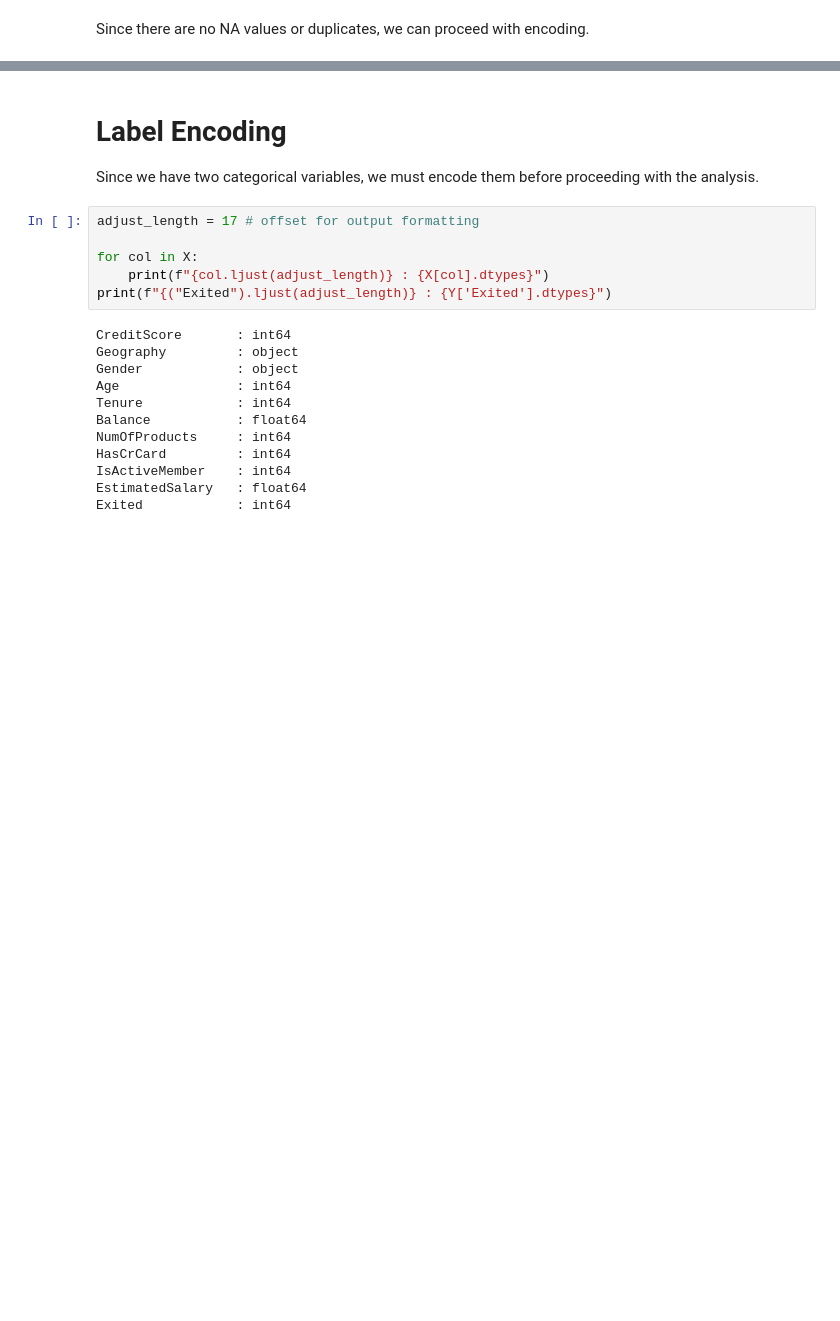
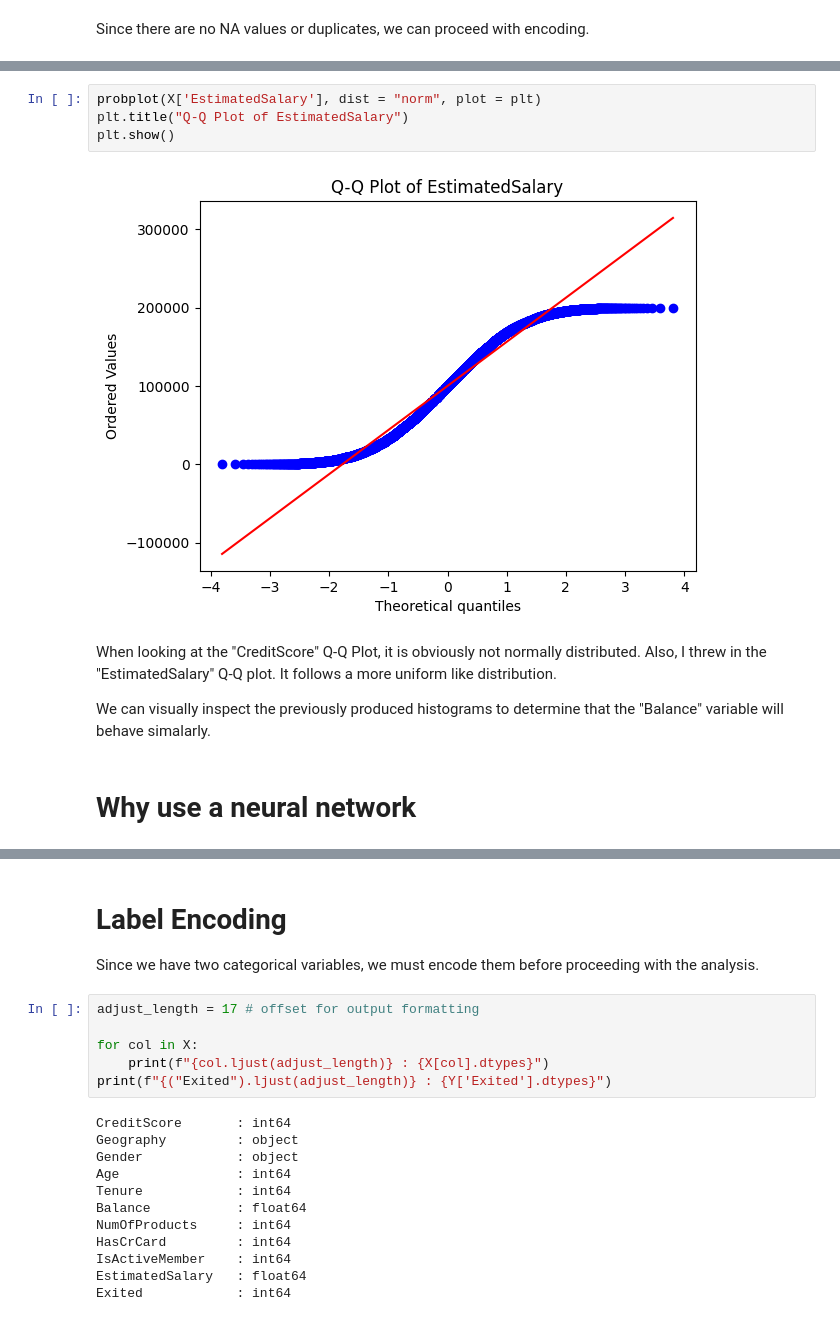
Before and after one commit to Fearless-Badger/Customer-Churn-Analysis, a Jupyter notebook: analysis/churn_analysis.ipynb, the cells around one changed output, grey strips where cells are left out. Cells and saved outputs as stored; diff of their text form; blank space fills up the shorter version.

```diff
--- a/analysis/churn_analysis.ipynb
+++ b/analysis/churn_analysis.ipynb
@@ -131,0 +182,12 @@ Since there are no NA values or duplicates, we can proceed with encoding.
+# %%
+probplot(X['EstimatedSalary'], dist = "norm", plot = plt)
+plt.title("Q-Q Plot of EstimatedSalary")
+plt.show()
+# %% [output]
+[figure, added]
+# %% [markdown]
+When looking at the "CreditScore" Q-Q Plot, it is obviously not normally distributed. Also, I threw in the "EstimatedSalary" Q-Q plot. It follows a more uniform like distribution.
+
+We can visually inspect the previously produced histograms to determine that the "Balance" variable will behave simalarly.
+# %% [markdown]
+# Why use a neural network
```
Also changed, not shown: parts of 12 cells of this notebook, 1 other file.
